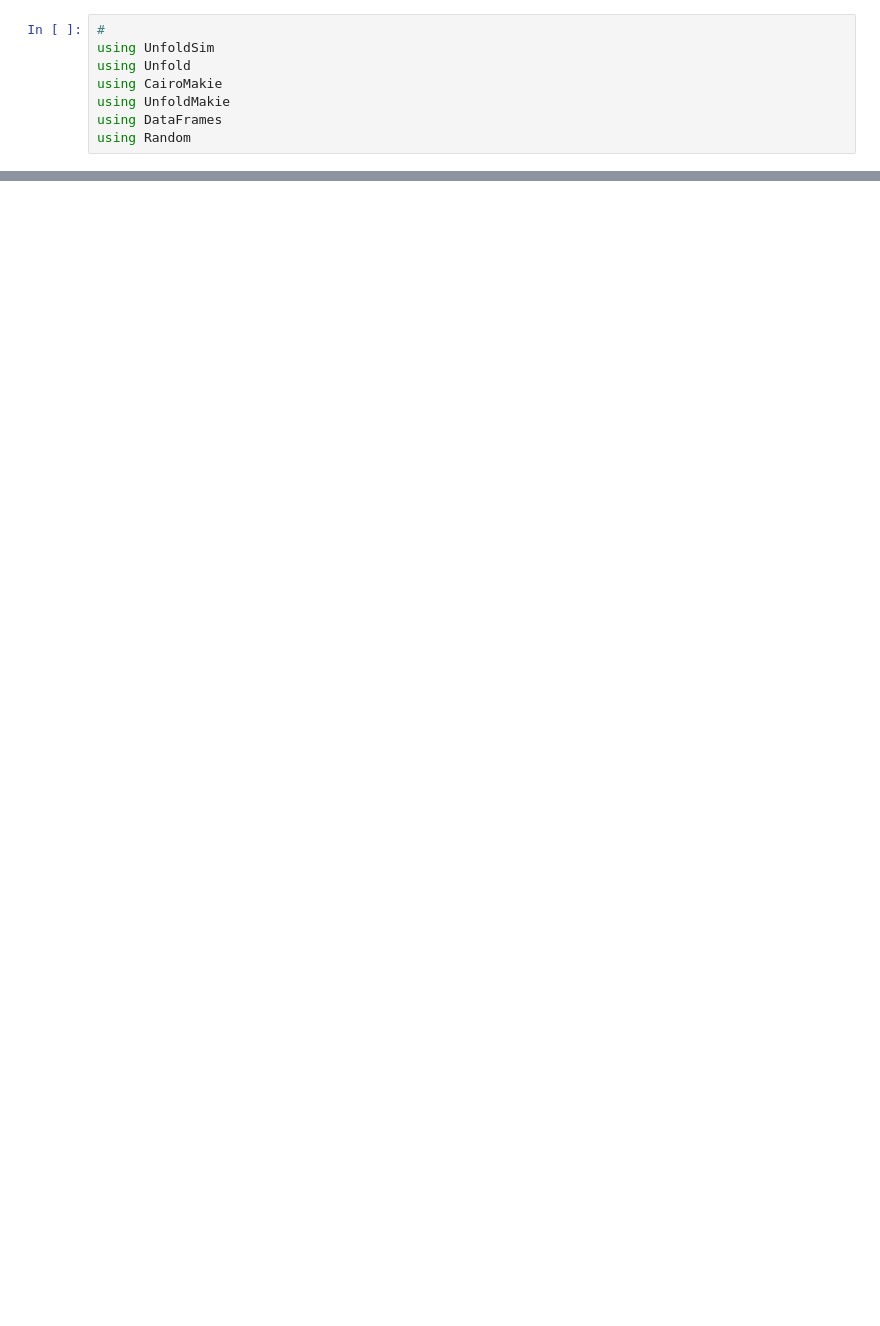
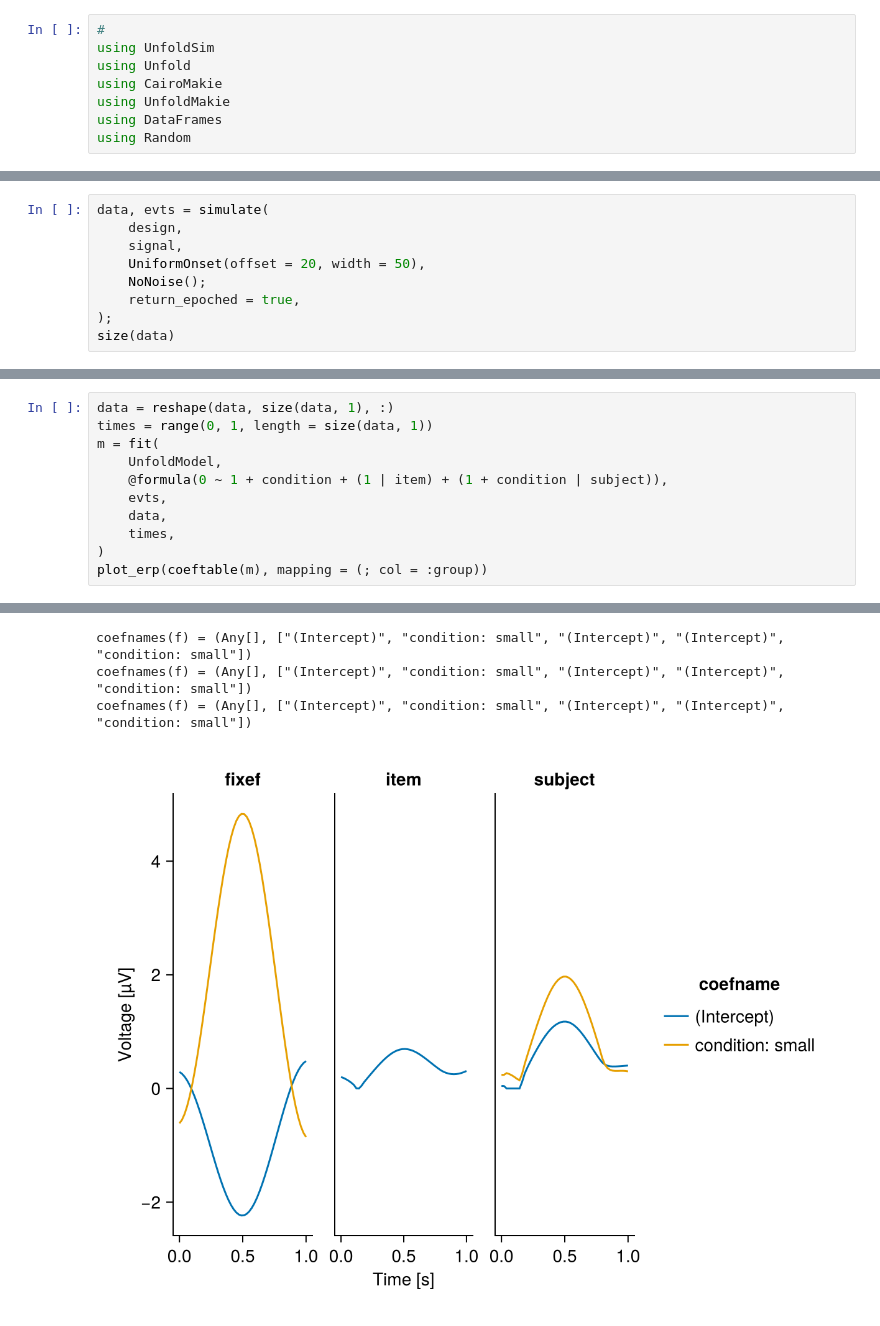
Before and after one commit to maxvanmigem/prediction-attention-v1-processing, a Jupyter notebook: power_simulation/eeg_sim.ipynb, the cells around one changed output, grey strips where cells are left out. Saved outputs shown, nothing was run; the diff lists cells and outputs as text; blank space fills up the shorter version.

```diff
--- a/power_simulation/eeg_sim.ipynb
+++ b/power_simulation/eeg_sim.ipynb
@@ -81,0 +97,9 @@ current_figure()
+# %%
+data, evts = simulate(
+    design,
+    signal,
+    UniformOnset(offset = 20, width = 50),
+    NoNoise();
+    return_epoched = true,
+);
+size(data)
@@ -81,0 +110,12 @@ current_figure()
+# %%
+data = reshape(data, size(data, 1), :)
+times = range(0, 1, length = size(data, 1))
+m = fit(
+    UnfoldModel,
+    @formula(0 ~ 1 + condition + (1 | item) + (1 + condition | subject)),
+    evts,
+    data,
+    times,
+)
+plot_erp(coeftable(m), mapping = (; col = :group))
+# %% [output]
@@ -81,0 +130,4 @@ current_figure()
+coefnames(f) = (Any[], ["(Intercept)", "condition: small", "(Intercept)", "(Intercept)", "condition: small"])
+coefnames(f) = (Any[], ["(Intercept)", "condition: small", "(Intercept)", "(Intercept)", "condition: small"])
+coefnames(f) = (Any[], ["(Intercept)", "condition: small", "(Intercept)", "(Intercept)", "condition: small"])
+[figure, added]
```
Also changed, not shown: parts of 19 cells of this notebook, 1 other file.
